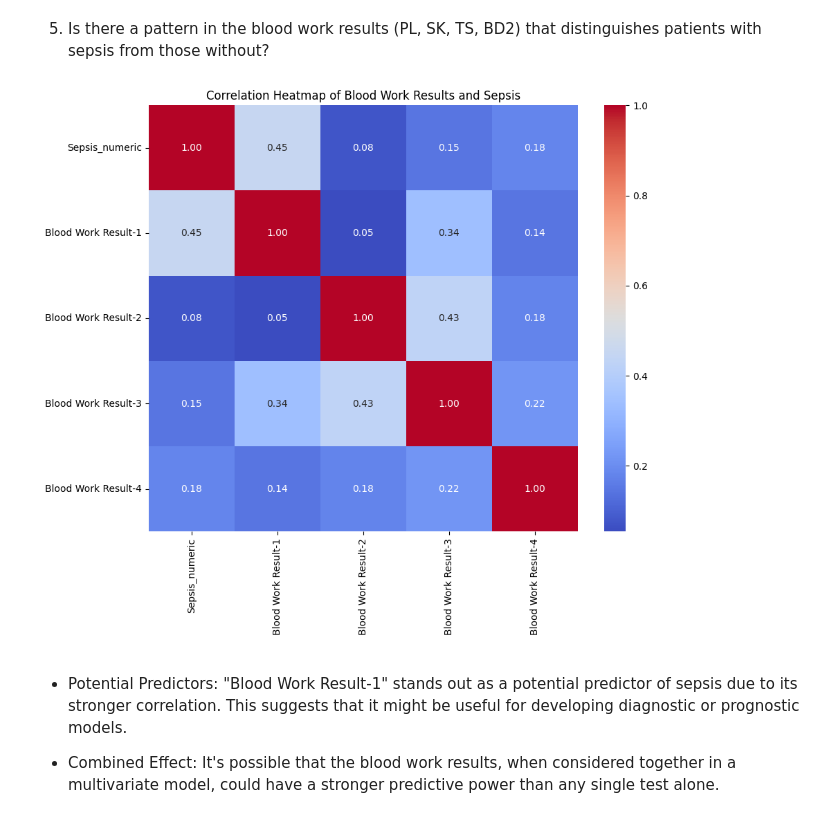
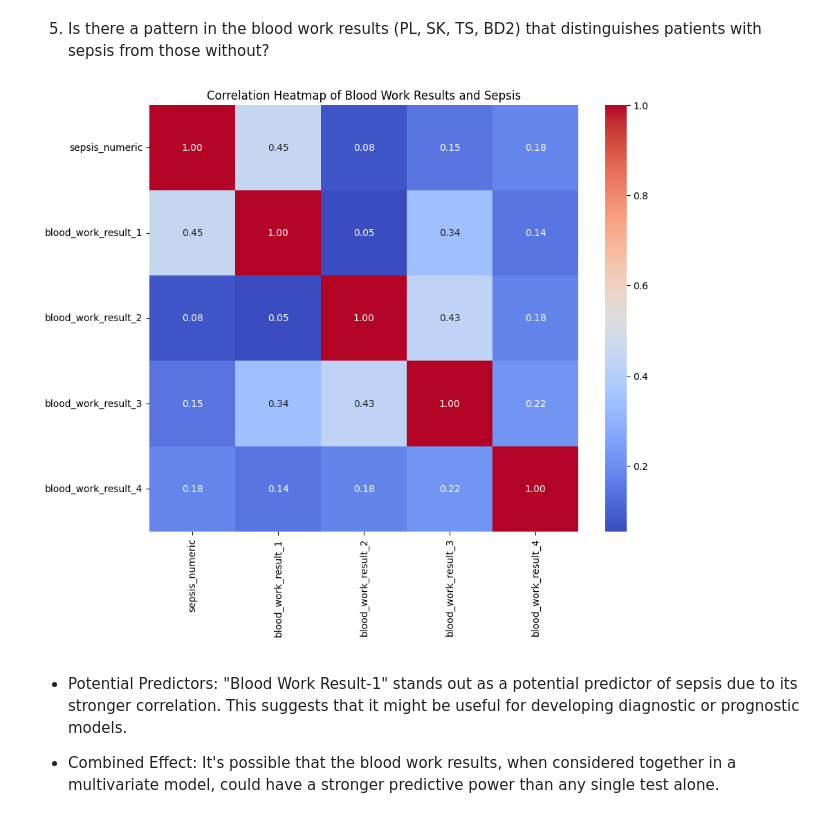
Before and after one commit to AndyMortey/Machine-Learning-API-Using-FastAPI-The-Sepsis-Case-Study, a Jupyter notebook: notebook.ipynb, the cells around one changed output. Cells and saved outputs as stored; diff of their text form; code cells hidden in the pictures.

```diff
--- a/notebook.ipynb
+++ b/notebook.ipynb
@@ -225,7 +228,14 @@ Unique values in column 'Sepssis': ['Positive' 'Negative']
 # %% [markdown]
 #### Rename the Columns
 # %%
-df = df.rename(columns={'PRG': 'Plasma Glucose', 'PL': 'Blood Work Result-1',
-                        'PR': 'Blood Pressure','SK': 'Blood Work Result-2',
-                        'TS': 'Blood Work Result-3', 'M11': 'Body Mass Index',
-                        'BD2': 'Blood Work Result-4', 'Sepssis': 'Sepsis'})
+df = df.rename(columns={'PRG': 'Plasma_Glucose', 'PL': 'Blood_Work_Result_1',
+                        'PR': 'Blood_Pressure','SK': 'Blood_Work_Result_2',
+                        'TS': 'Blood_Work_Result_3', 'M11': 'Body_Mass_Index',
+                        'BD2': 'Blood_Work_Result_4', 'Sepssis': 'Sepsis'})
+# %%
+#Convert column names to lower case
+df.columns = df.columns.str.lower()
+
+#Check the columns to confirm
+column_names = df.columns
+print(column_names)
@@ -455,10 +468,10 @@ plt.show()
 from scipy.stats import pointbiserialr
 
 # Encode 'Sepssis' column: 0 for Negative, 1 for Positive
-df['Sepsis_binary'] = df['Sepsis'].apply(lambda x: 1 if x == 'Positive' else 0)
+df['sepsis_binary'] = df['sepsis'].apply(lambda x: 1 if x == 'Positive' else 0)
 
 # Calculate the point-biserial correlation
-correlation, p_value = pointbiserialr(df['Blood Pressure'], df['Sepsis_binary'])
+correlation, p_value = pointbiserialr(df['blood_pressure'], df['sepsis_binary'])
 
 
 print('Point-biserial correlation coefficient:', correlation)
@@ -510,16 +523,16 @@ plt.show()
 5. Is there a pattern in the blood work results (PL, SK, TS, BD2) that distinguishes patients with sepsis from those without?
 # %%
 # Convert 'Sepsis' column to numeric
-df['Sepsis_numeric'] = df['Sepsis'].apply(lambda x: 1 if x == 'Positive' else 0)
+df['sepsis_numeric'] = df['sepsis'].apply(lambda x: 1 if x == 'Positive' else 0)
 
 # Correlation heatmap
 plt.figure(figsize=(10, 8))
-correlation_matrix = df[['Sepsis_numeric', 'Blood Work Result-1', 'Blood Work Result-2', 'Blood Work Result-3', 'Blood Work Result-4' ]].corr()
+correlation_matrix = df[['sepsis_numeric', 'blood_work_result_1', 'blood_work_result_2', 'blood_work_result_3', 'blood_work_result_4' ]].corr()
 sns.heatmap(correlation_matrix, annot=True, cmap='coolwarm', fmt='.2f')
 plt.title('Correlation Heatmap of Blood Work Results and Sepsis')
 plt.show()
 # %% [output]
-[figure, old version]
+[figure, new version]
 # %% [markdown]
 * Potential Predictors: "Blood Work Result-1" stands out as a potential predictor of sepsis due to its stronger correlation. This suggests that it might be useful for developing diagnostic or prognostic models.
 
```
Also changed, not shown: parts of 26 cells of this notebook, 6 other files.
